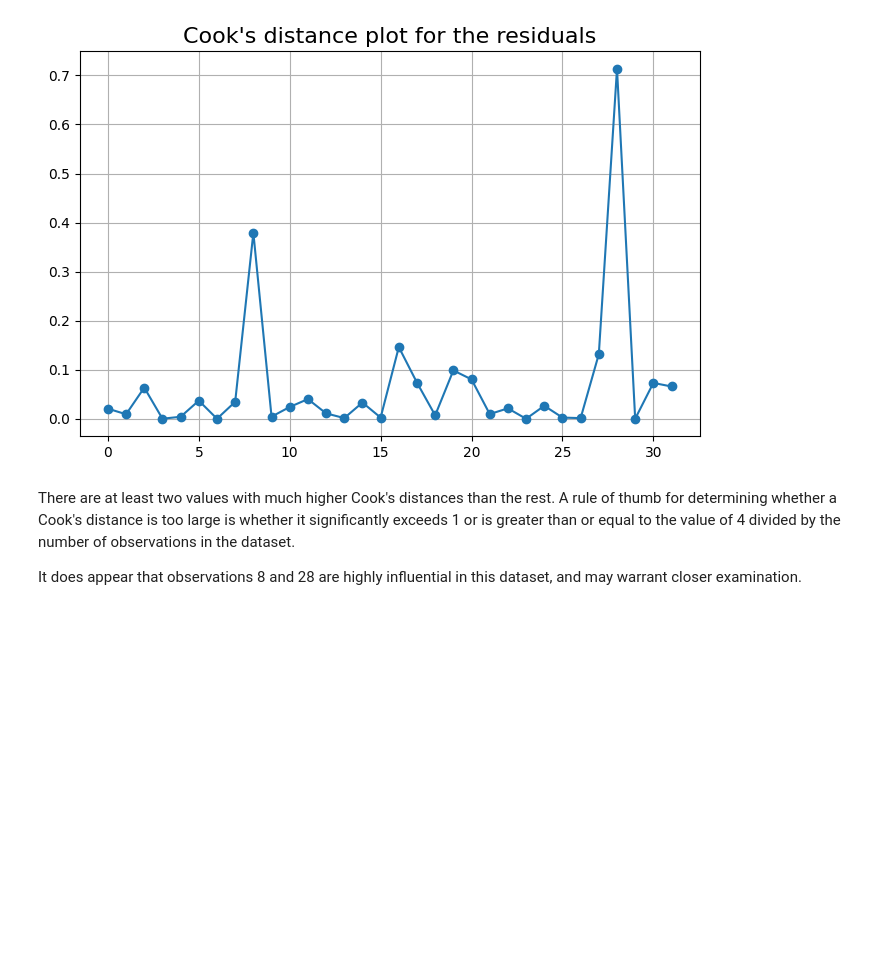
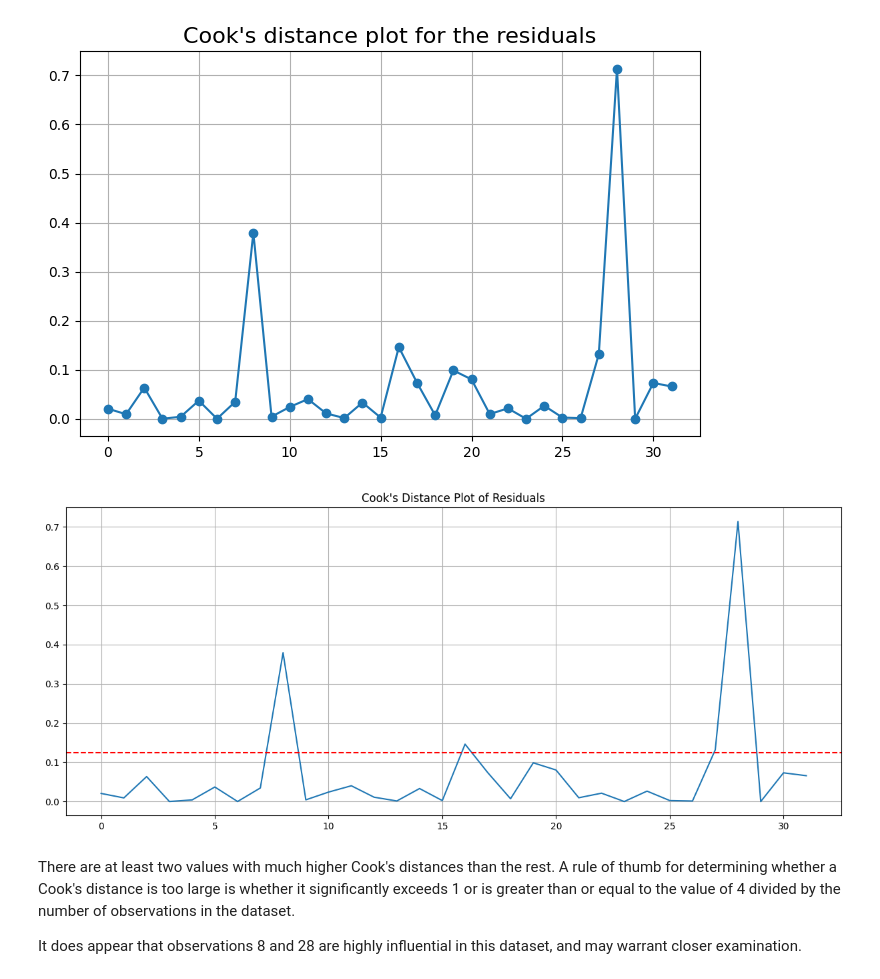
Before and after one commit to mut-rogers/Machine-Learning, a Jupyter notebook: Linear Regression/Multiple_Linear_Regression_Advanced_Regression_Analysis_2.ipynb, the cells around one changed output. Saved outputs shown, nothing was run; the diff lists cells and outputs as text; code cells hidden in the pictures; blank space fills up the shorter version.

```diff
--- a/Linear Regression/Multiple_Linear_Regression_Advanced_Regression_Analysis_2.ipynb
+++ b/Linear Regression/Multiple_Linear_Regression_Advanced_Regression_Analysis_2.ipynb
@@ -351,6 +351,19 @@ plt.grid(True)
 plt.show()
 # %% [output]
 [figure]
+# %%
+fig = plt.figure(figsize=(15,6))
+influence = model_fitted.get_influence()
+cooks_distance = influence.cooks_distance[0]
+sample_size = len(cooks_distance)
+threshold = 4 / sample_size
+sns.lineplot(x=np.arange(sample_size), y=cooks_distance)
+plt.axhline(y=threshold, color="red", linestyle="--")
+plt.title("Cook's Distance Plot of Residuals")
+
+plt.grid(True)
+# %% [output]
+[figure, added]
 # %% [markdown]
 There are at least two values with much higher Cook's distances than the rest. A rule of thumb for determining whether a Cook's distance is too large is whether it significantly exceeds 1 or is greater than or equal to the value of 4 divided by the number of observations in the dataset.
 
```
Also changed, not shown: parts of 2 cells of this notebook, 3 other files.
